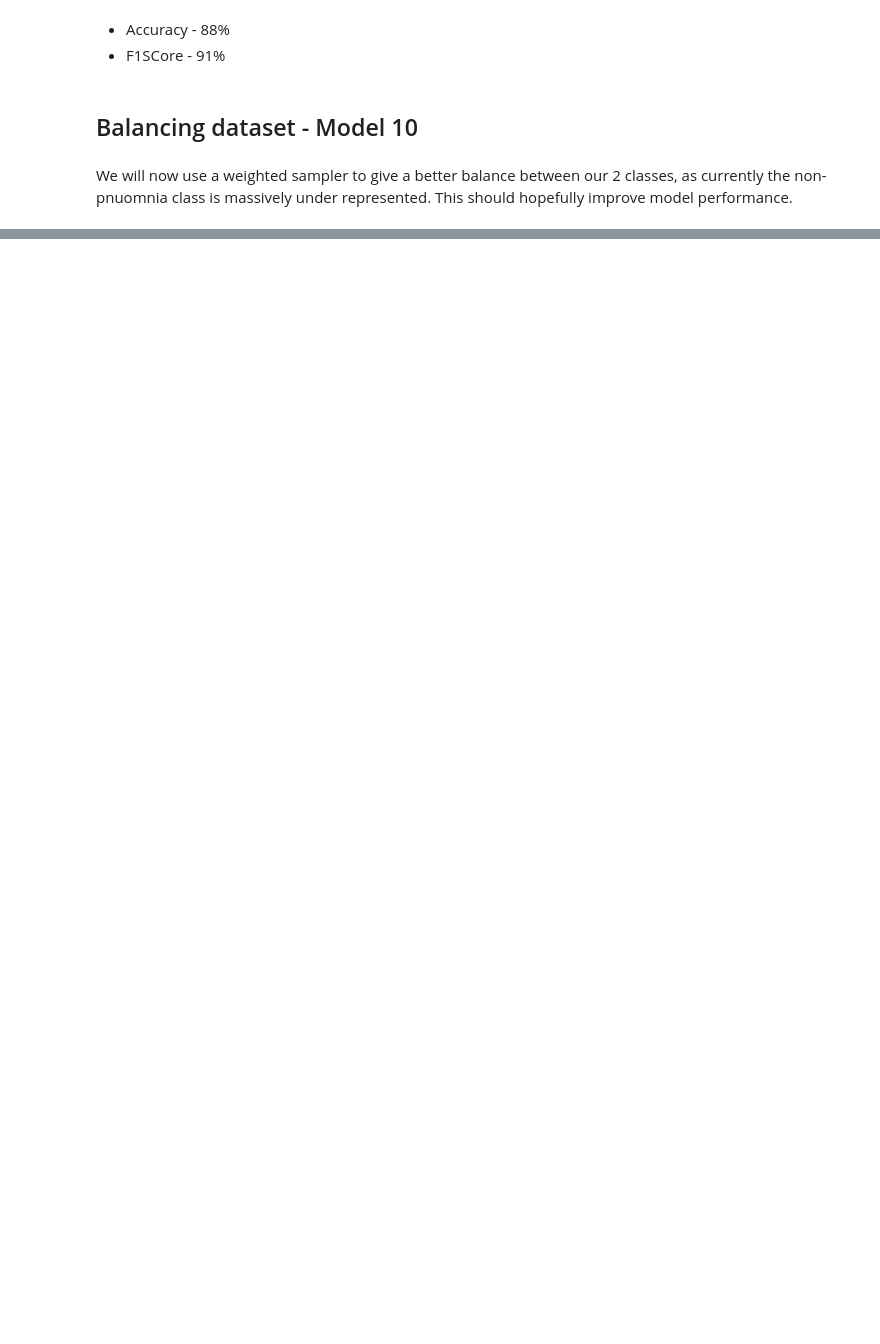
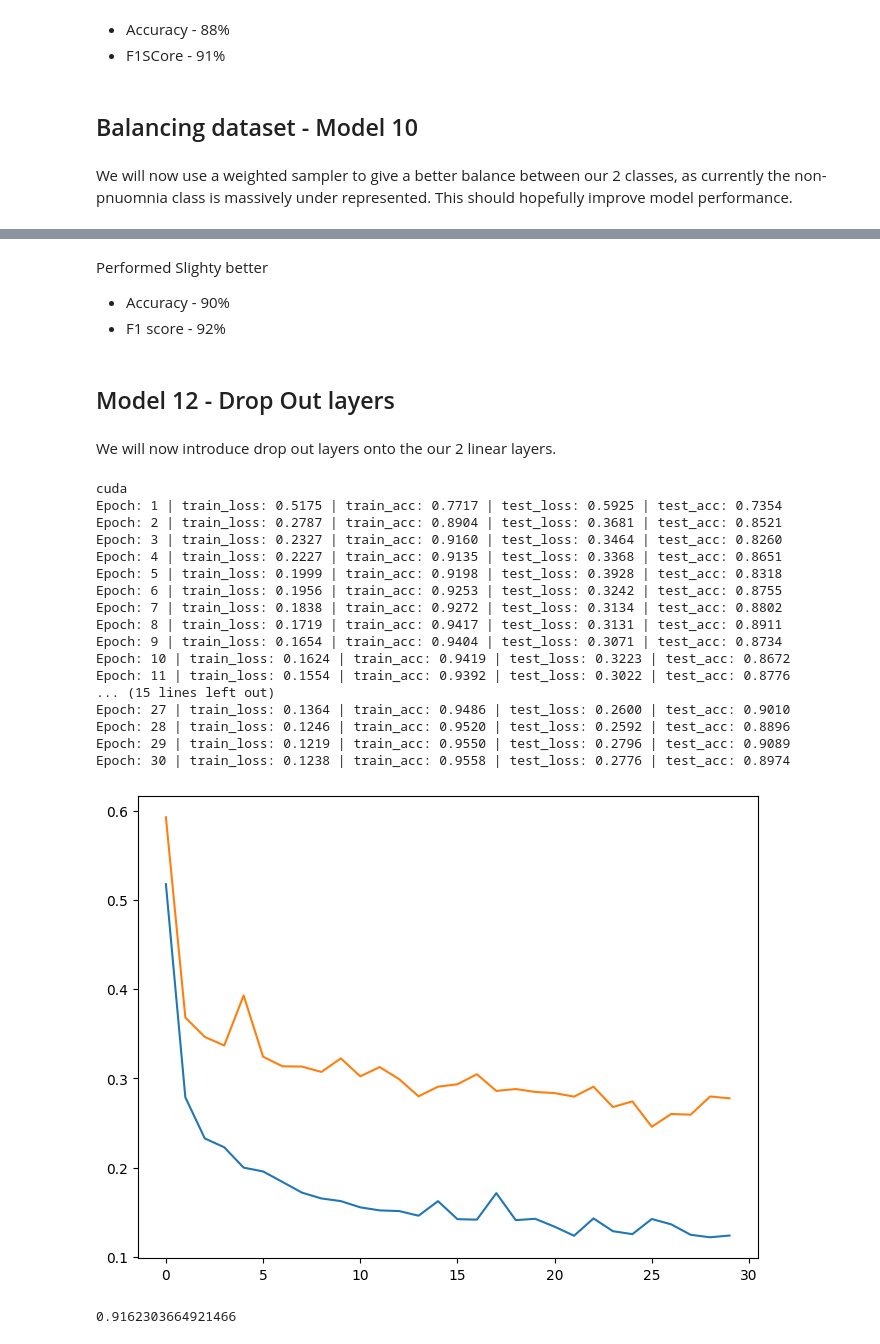
Before and after one commit to jackgoodsall/PneumoniaCVProblem, a Jupyter notebook: Experimentation/DelvingIntoComplexity.ipynb, the cells around one changed output, grey strips where cells are left out. Saved outputs shown, nothing was run; the diff lists cells and outputs as text; code cells hidden in the pictures; blank space fills up the shorter version.

Commit message:
Looked at drop out layers

```diff
--- a/Experimentation/DelvingIntoComplexity.ipynb
+++ b/Experimentation/DelvingIntoComplexity.ipynb
@@ -365,0 +366,73 @@ Small improvement with sampling
+# %% [markdown]
+Performed Slighty better
+* Accuracy - 90%
+* F1 score - 92%
+# %% [markdown]
+## Model 12 - Drop Out layers
+# %% [markdown]
+We will now introduce drop out layers onto the our 2 linear layers.
+# %%
+class CNNmodelv6(nn.Module):
+    def __init__(self) -> None:
+        super().__init__()
+        self.conv1 = nn.Sequential(
+            nn.Conv2d(3, 16, 3, padding =1),
+            nn.ReLU(),
+            nn.MaxPool2d(2, 2),
+            nn.Conv2d(16, 32, 3, padding =1
+            ),
+            nn.ReLU(),
+            nn.MaxPool2d(2, 2),
+            nn.Conv2d(32, 64, 3, padding =1
+            ),
+            nn.ReLU(),
+            nn.MaxPool2d(2, 2),
+            nn.ReLU(),
+            nn.Flatten(),
+            nn.Linear(64 * 32 * 32, 512),
+            nn.Dropout(0.5),
+            nn.ReLU(),
+            nn.Dropout(0.25),
+            nn.Linear(512, 2)
+        )
+    def forward(self, x : torch.Tensor) -> torch.Tensor:
+        return self.conv1(x)
+# %%
+if TRAINING_MODEL_NUMBER == 12:  # Labels of all samples in the dataset
+
+    train_data, _ = create_dataloaders(TRAIN_DIR, TEST_DIR, data_augmentation_transform, 64, NUM_WORKERS, sampler = True)
+    _ , test_data = create_dataloaders(TRAIN_DIR, TEST_DIR, test_data_transform, 64, NUM_WORKERS)
+    print(DEVICE)
+    modelv12 = CNNmodelv6()
+    modelv12.to(DEVICE)
+
+
+    loss_func_8 = torch.nn.CrossEntropyLoss()
+    train_model(train_data,
+                test_data,
+                modelv12,
+                loss_func_8,
+                epoches = 30
+                )
+
+    evalutation_model(modelv12, test_data, loss_func_8)
+# %% [output]
+cuda
+Epoch: 1 | train_loss: 0.5175 | train_acc: 0.7717 | test_loss: 0.5925 | test_acc: 0.7354
+Epoch: 2 | train_loss: 0.2787 | train_acc: 0.8904 | test_loss: 0.3681 | test_acc: 0.8521
+Epoch: 3 | train_loss: 0.2327 | train_acc: 0.9160 | test_loss: 0.3464 | test_acc: 0.8260
+Epoch: 4 | train_loss: 0.2227 | train_acc: 0.9135 | test_loss: 0.3368 | test_acc: 0.8651
+Epoch: 5 | train_loss: 0.1999 | train_acc: 0.9198 | test_loss: 0.3928 | test_acc: 0.8318
+Epoch: 6 | train_loss: 0.1956 | train_acc: 0.9253 | test_loss: 0.3242 | test_acc: 0.8755
+Epoch: 7 | train_loss: 0.1838 | train_acc: 0.9272 | test_loss: 0.3134 | test_acc: 0.8802
+Epoch: 8 | train_loss: 0.1719 | train_acc: 0.9417 | test_loss: 0.3131 | test_acc: 0.8911
+Epoch: 9 | train_loss: 0.1654 | train_acc: 0.9404 | test_loss: 0.3071 | test_acc: 0.8734
+Epoch: 10 | train_loss: 0.1624 | train_acc: 0.9419 | test_loss: 0.3223 | test_acc: 0.8672
+Epoch: 11 | train_loss: 0.1554 | train_acc: 0.9392 | test_loss: 0.3022 | test_acc: 0.8776
+... (15 lines left out)
+Epoch: 27 | train_loss: 0.1364 | train_acc: 0.9486 | test_loss: 0.2600 | test_acc: 0.9010
+Epoch: 28 | train_loss: 0.1246 | train_acc: 0.9520 | test_loss: 0.2592 | test_acc: 0.8896
+Epoch: 29 | train_loss: 0.1219 | train_acc: 0.9550 | test_loss: 0.2796 | test_acc: 0.9089
+Epoch: 30 | train_loss: 0.1238 | train_acc: 0.9558 | test_loss: 0.2776 | test_acc: 0.8974
+[figure, added]
+0.9162303664921466
```
Also changed, not shown: parts of 14 cells of this notebook.
